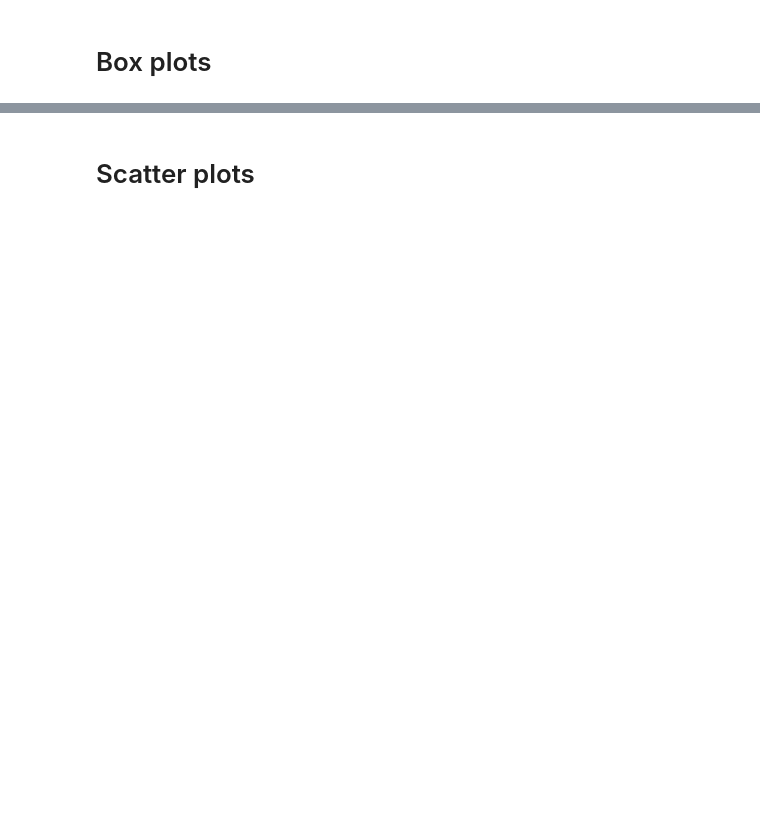
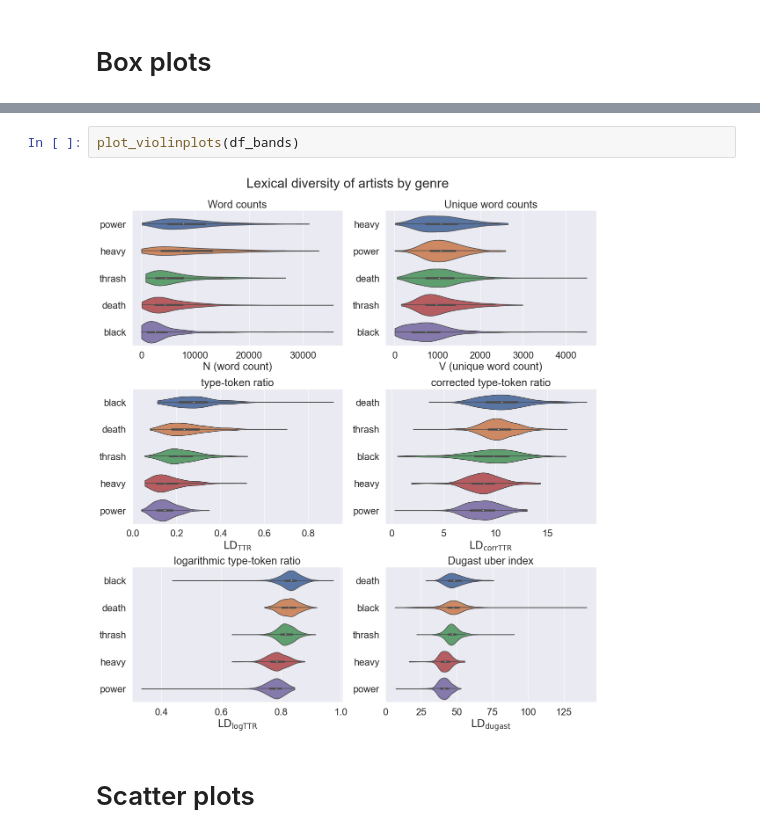
Before and after one commit to pdqnguyen/metallyrics, a Jupyter notebook: lyrics2.ipynb, the cells around one changed output, grey strips where cells are left out. Saved outputs shown, nothing was run; the diff lists cells and outputs as text; blank space fills up the shorter version.

```diff
--- a/lyrics2.ipynb
+++ b/lyrics2.ipynb
@@ -186,3 +237,7 @@ fig.tight_layout(rect=[0, 0, 1, 0.95])
+# %%
+plot_violinplots(df_bands)
+# %% [output]
+[figure, added]
 # %% [markdown]
 # Scatter plots
 # %%
```
Also changed, not shown: parts of 30 cells of this notebook.
